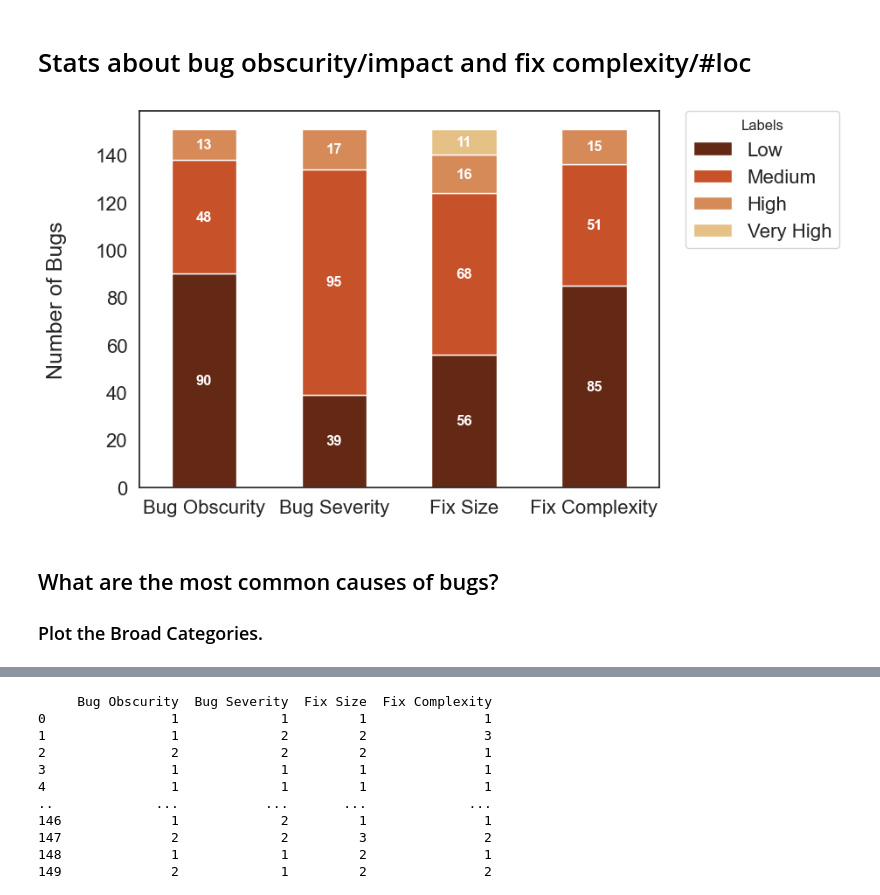
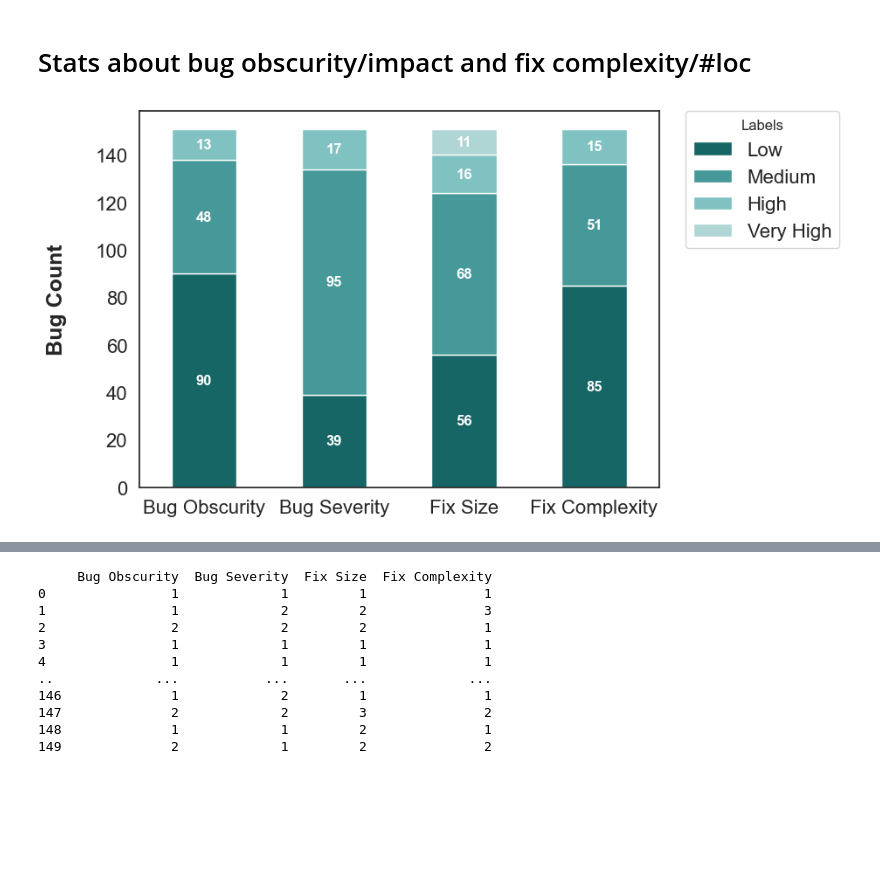
Before and after one commit to cmu-pasta/date-time, a Jupyter notebook: analysis/insights.ipynb, the cells around one changed output, grey strips where cells are left out. Saved outputs shown, nothing was run; the diff lists cells and outputs as text; code cells hidden in the pictures; blank space fills up the shorter version.

Commit message:
updating plots for paper

```diff
--- a/analysis/insights.ipynb
+++ b/analysis/insights.ipynb
@@ -93,7 +93,8 @@ plt.show()
 # Stats about bug obscurity/impact and fix complexity/#loc
 # %%
 # Define the colors for the bar chart
-colors = ["#642915", "#c7522a", "#d68a58", "#e5c185", "#74a892", "#094d4d", "#80c2c2", "#b1e0e0"]
+# colors = ["#642915", "#c7522a", "#d68a58", "#e5c185", "#74a892", "#094d4d", "#80c2c2", "#b1e0e0"]
+colors = ["#166666", "#479999", "#80c2c2", "#b0d5d5"]
 sns.set_theme(style='white')
 
 # select only specific columns
@@ -118,36 +119,33 @@ stacked_data = pd.DataFrame({
     'Bug Severity': impact_counts,
     'Fix Size': loc_counts,
     'Fix Complexity': logic_counts,
 }, index=categories)
 
 # Transpose the data for plotting
 stacked_data = stacked_data.T
 
 # Plotting
-ax = stacked_data.plot(kind='bar', stacked=True, color=colors[:4], figsize=(12, 5), width=0.5)
+ax = stacked_data.plot(kind='bar', stacked=True, color=colors, figsize=(12, 5), width=0.5)
 
 # Iterate over each column in the DataFrame and display the value on the bars
 for i, bar in enumerate(ax.containers):
     # Use ax.bar_label() in case of Matplotlib >= 3.4
     ax.bar_label(bar, label_type='center', fontsize=12, color='white', fontweight='bold', labels=['' if v==0 else int(v) for v in bar.datavalues])
     # ax.bar_label(bar, label_type='center', fontsize=12, color='white', labels=['' if v==0 else int(v) for v in bar.datavalues])
 
 # Place legend outside the plot
 ax.legend(title='Labels', fontsize=16, bbox_to_anchor=(1.05, 1), loc='upper left', borderaxespad=0.)
 
 # Set labels and layout
-ax.set_ylabel('Number of Bugs\n', fontsize=18)
+ax.set_ylabel('Bug Count\n', fontsize=18, fontweight='bold')
 ax.tick_params(axis='y', labelsize=16)
 ax.tick_params(axis='x', labelsize=16, rotation=0)
 
 # Adjust layout to make space for the legend
 plt.tight_layout(rect=[0, 0, 0.8, 1])
 
 # Save and show the plot
 plt.savefig(SAVE_PATH + 'stacked_bar_chart.pdf', transparent=True, bbox_inches='tight')
 plt.show()
 # %% [output]
-[figure, old version]
+[figure, new version]
-# %% [markdown]
-## What are the most common causes of bugs?
-### Plot the Broad Categories.
```
Also changed, not shown: parts of 10 cells of this notebook, 10 other files.
